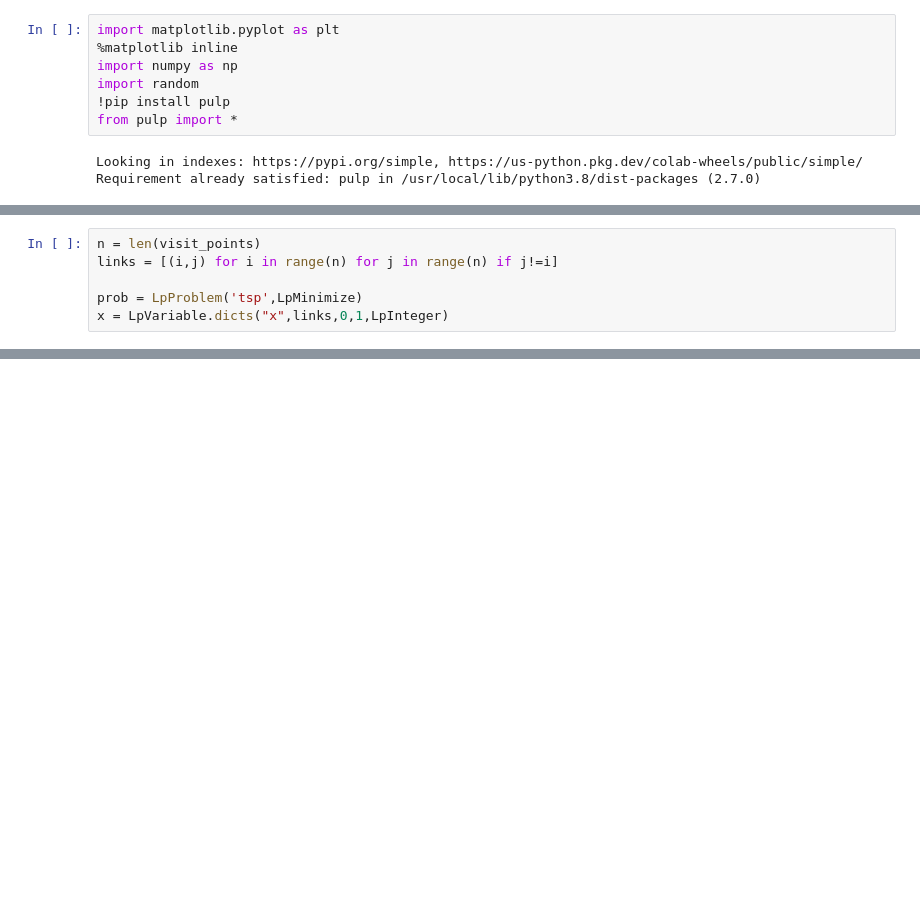
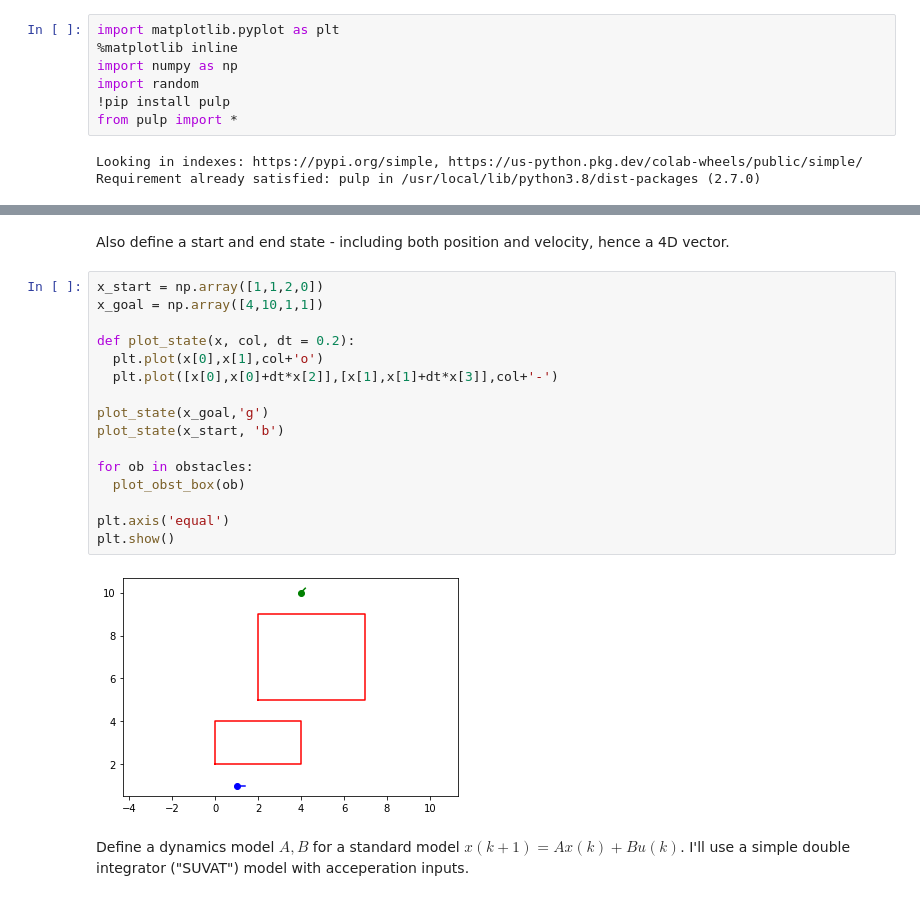
Before and after one commit to arthurrichards77/smply, a Jupyter notebook: milp_path.ipynb, the cells around one changed output, grey strips where cells are left out. Cells and saved outputs as stored; diff of their text form; blank space fills up the shorter version.

```diff
--- a/milp_path.ipynb
+++ b/milp_path.ipynb
@@ -66,6 +20,0 @@ We solve this using integer linear optimization, using a library called PuLP to
-# %%
-n = len(visit_points)
-links = [(i,j) for i in range(n) for j in range(n) if j!=i]
-
-prob = LpProblem('tsp',LpMinimize)
-x = LpVariable.dicts("x",links,0,1,LpInteger)
@@ -146,0 +38,22 @@ plt.show()
+# %% [markdown]
+Also define a start and end state - including both position and velocity, hence a 4D vector.
+# %%
+x_start = np.array([1,1,2,0])
+x_goal = np.array([4,10,1,1])
+
+def plot_state(x, col, dt = 0.2):
+  plt.plot(x[0],x[1],col+'o')
+  plt.plot([x[0],x[0]+dt*x[2]],[x[1],x[1]+dt*x[3]],col+'-')
+
+plot_state(x_goal,'g')
+plot_state(x_start, 'b')
+
+for ob in obstacles:
+  plot_obst_box(ob)
+
+plt.axis('equal')
+plt.show()
+# %% [output]
+[figure, added]
+# %% [markdown]
+Define a dynamics model $A,B$ for a standard model $x(k+1) = Ax(k)+Bu(k)$.  I'll use a simple double integrator ("SUVAT") model with acceperation inputs.
```
Also changed, not shown: parts of 35 cells of this notebook.
